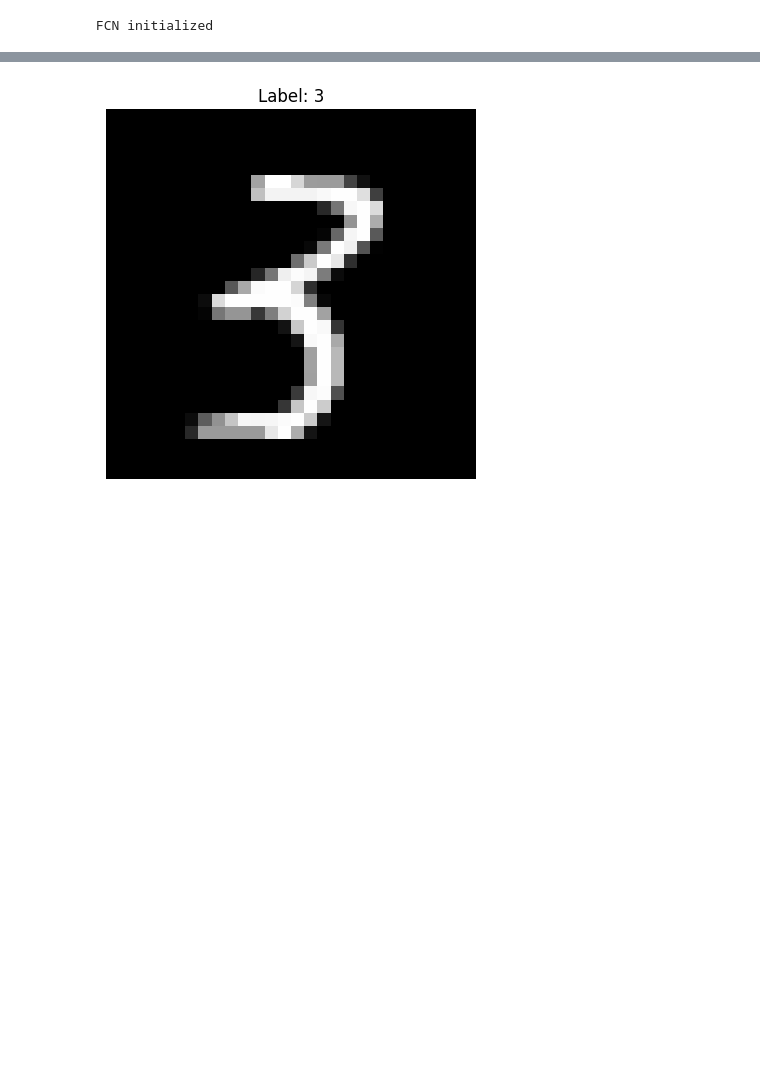
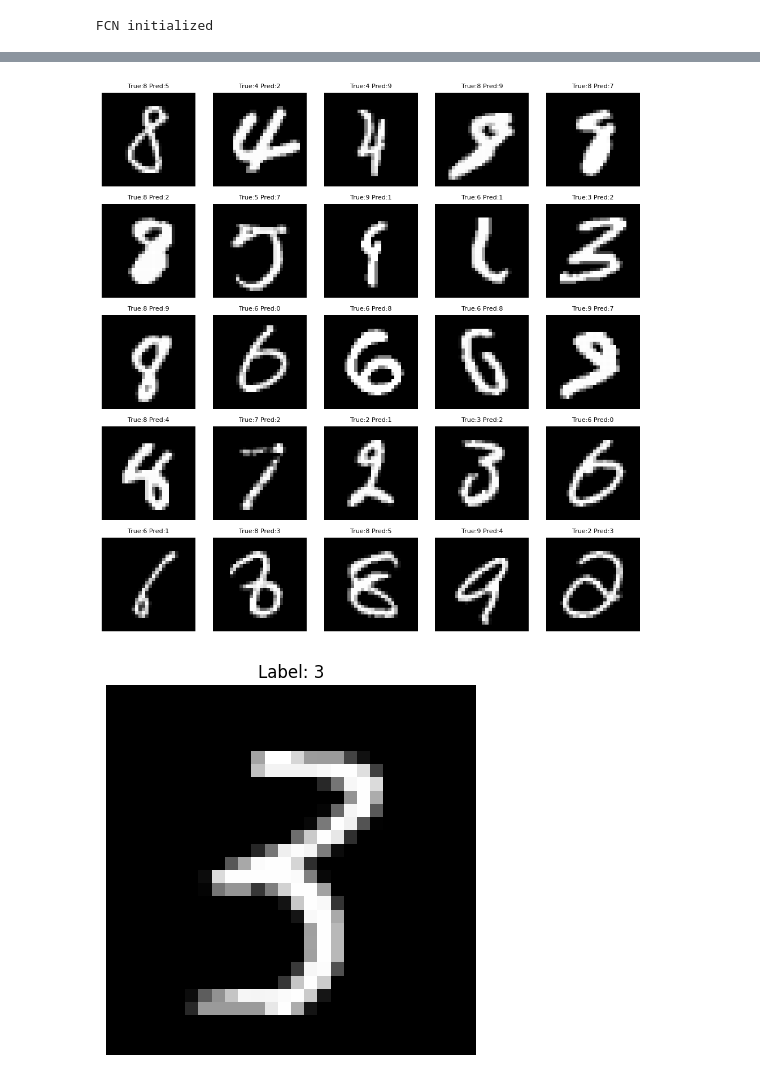
Before and after one commit to AdamK-2006/Portfolio, a Jupyter notebook: neural_network/main.ipynb, the cells around one changed output, grey strips where cells are left out. Cells and saved outputs as stored; diff of their text form; code cells hidden in the pictures; blank space fills up the shorter version.

Commit message:
Added a function to show misclassified digits

```diff
--- a/neural_network/main.ipynb
+++ b/neural_network/main.ipynb
@@ -96,3 +109,7 @@ Validation Loss: 0.1677 - Validation Accuracy: 95.42%
+# %%
+show_misclassified(network, X_test, y_test)
+# %% [output]
+[figure, added]
 # %%
 index = random.randint(0, 9999)
 show_digit(X_test, y_test, index)
```
Also changed, not shown: parts of 2 cells of this notebook, 1 other file.
